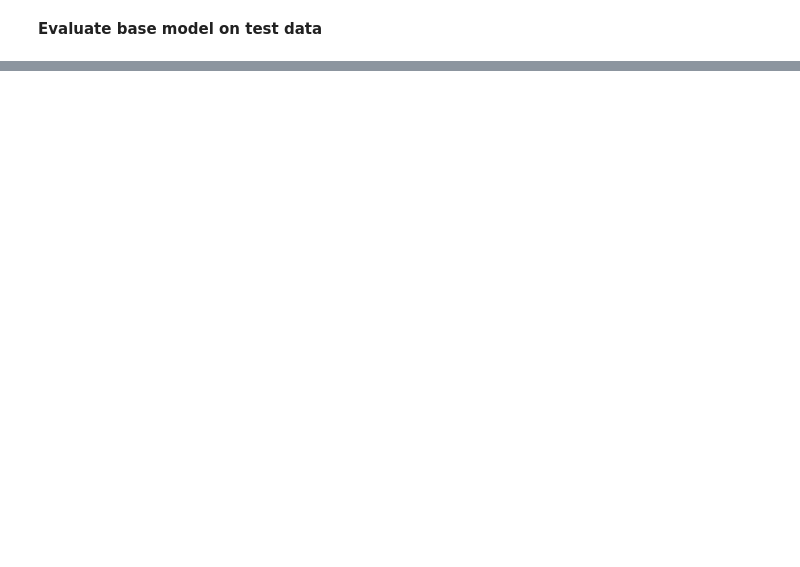
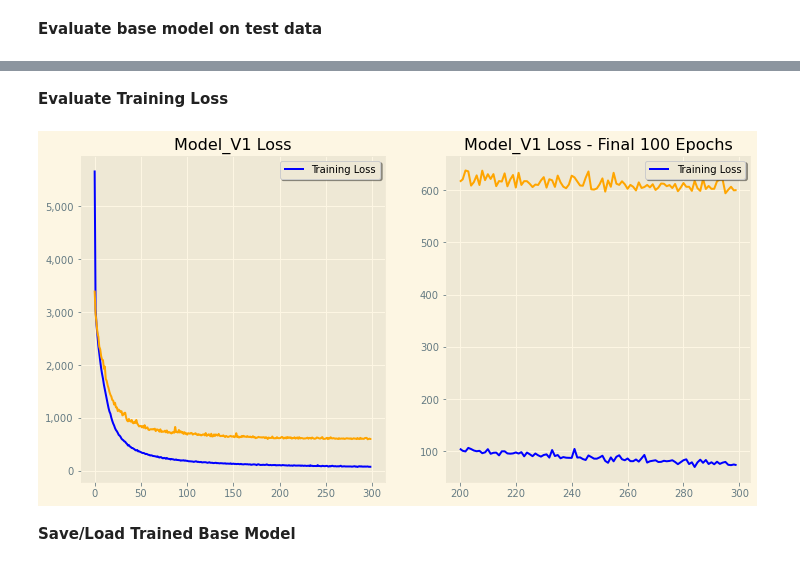
Before and after one commit to KishenSharma6/SF_Airbnb_Rental_Market_Analysis, a Jupyter notebook: Project_Codes/04_Modeling/2020_0712_Listings_DeepLearning_Development.ipynb, the cells around one changed output, grey strips where cells are left out. Drawn from its saved outputs; the diff is of its cells as text; code cells hidden in the pictures; blank space fills up the shorter version.

```diff
--- a/Project_Codes/04_Modeling/2020_0712_Listings_DeepLearning_Development.ipynb
+++ b/Project_Codes/04_Modeling/2020_0712_Listings_DeepLearning_Development.ipynb
@@ -151,0 +271,17 @@ predictions =
+# %%
+#Rest Session
+tf.keras.backend.clear_session()
+
+#Init base model
+model_v1 = tf.keras.models.Sequential()
+
+#Add Layers
+model_v1.add(tf.keras.layers.Dense(units = X_train_transformed.shape[1], activation = 'relu',input_shape=(X_train_transformed.shape[1],)))
+model_v1.add(tf.keras.layers.Dense(units = 128, activation = 'relu'))
+model_v1.add(tf.keras.layers.Dense(units = 128, activation = 'relu'))
+model_v1.add(tf.keras.layers.Dense(units = 64, activation = 'relu'))
+model_v1.add(tf.keras.layers.Dense(units = 32, activation = 'relu'))
+model_v1.add(tf.keras.layers.Dense(units = 1, activation = 'relu'))
+
+#compile
+model_v1.compile(loss = 'mean_squared_error', optimizer = 'Adam',)
@@ -151,0 +290,2 @@ predictions =
+# %%
+history = model_v1.fit(X_train_transformed, y_train,epochs=300, validation_split=.2, shuffle=True, batch_size = 100 )
@@ -151,0 +310,31 @@ predictions =
+# %% [markdown]
+**Evaluate Training Loss**
+# %%
+#Store training loss
+training_loss = pd.DataFrame()
+training_loss['loss'] = history.history['loss']
+training_loss['val_loss'] = history.history['val_loss']
+
+#Create figure
+f, ax = plt.subplots(1,2,figsize = (12,6))
+
+#Plot training loss
+training_loss.plot(ax=ax[0], color = ['blue','orange'])
+training_loss[200:300].plot(ax=ax[1], color = ['blue','orange'])
+
+#Set plot aesthetics
+ax[0].set_title('Model_V1 Loss')
+ax[0].legend(['Training Loss'], frameon = True, shadow = True)
+ax[0].get_yaxis().set_major_formatter(plt.FuncFormatter(lambda x, loc: "{:,}".format(int(x))))
+
+#Set plot aesthetics
+ax[1].set_title('Model_V1 Loss - Final 100 Epochs')
+ax[1].legend(['Training Loss'], frameon = True, shadow = True)
+ax[1].get_yaxis().set_major_formatter(plt.FuncFormatter(lambda x, loc: "{:,}".format(int(x))))
+
+#Save figure
+#plt.savefig(viz_path + '/Model_V1.png',bbox_inches='tight')
+# %% [output]
+[figure, added]
+# %% [markdown]
+**Save/Load Trained Base Model**
```
Also changed, not shown: parts of 37 cells of this notebook.
